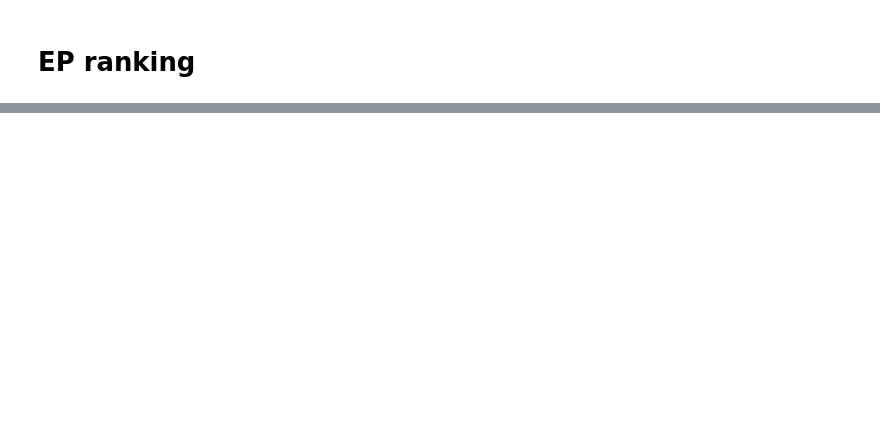
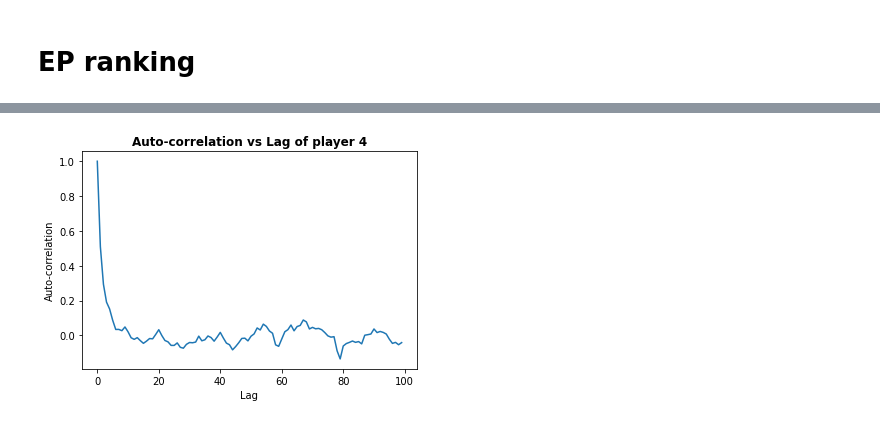
Before and after one commit to AlejandroSantorum/MPhil_MLMI_Cambridge, a Jupyter notebook: 4F13-Probabilistic_Machine_Learning/Lab/lab2/code/coursework2.ipynb, the cells around one changed output, grey strips where cells are left out. Saved outputs shown, nothing was run; the diff lists cells and outputs as text; code cells hidden in the pictures; blank space fills up the shorter version.

```diff
--- a/4F13-Probabilistic_Machine_Learning/Lab/lab2/code/coursework2.ipynb
+++ b/4F13-Probabilistic_Machine_Learning/Lab/lab2/code/coursework2.ipynb
@@ -52,0 +115,4 @@ mean_player_skills, precision_player_skills = eprank(G, M, num_iters)
+# %%
+plot_autocorr(player_id=4, total_lag=100)
+# %% [output]
+[figure, added]
```
Also changed, not shown: parts of 25 cells of this notebook, 4 other files.
